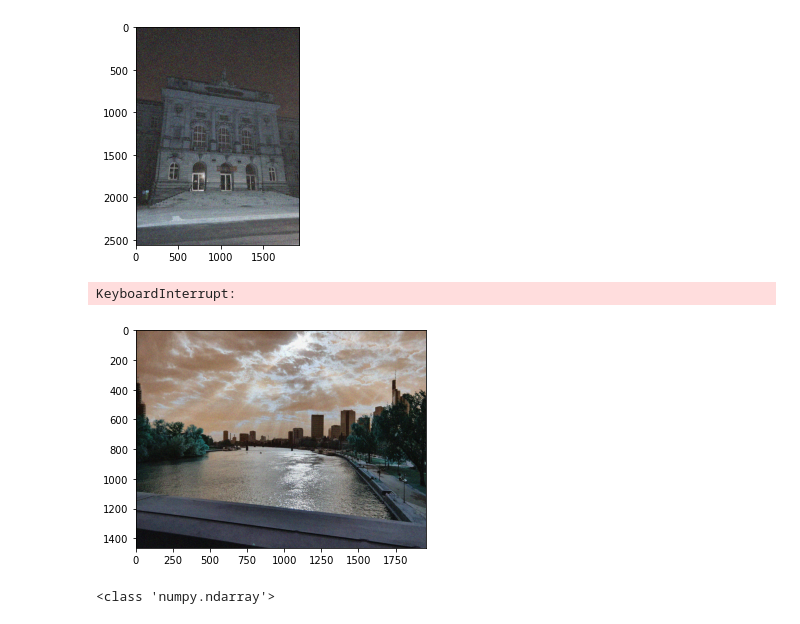
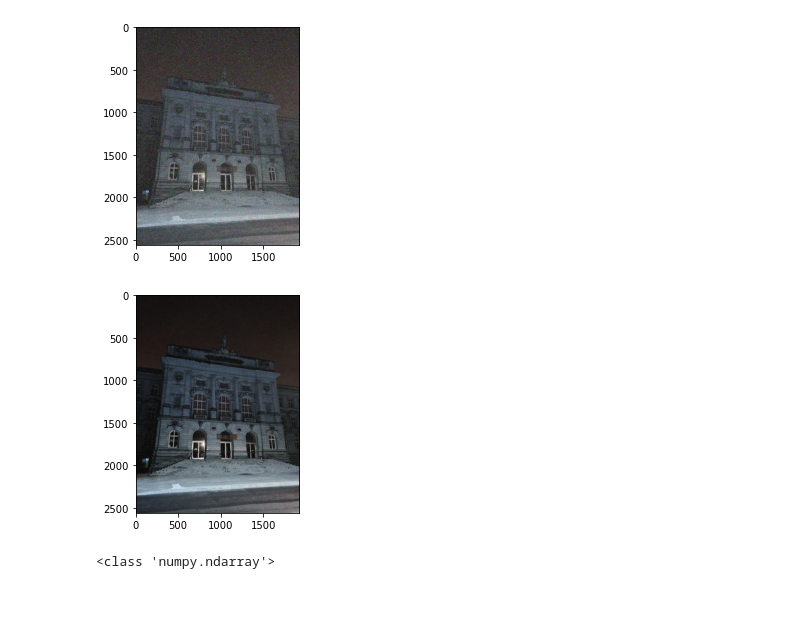
Before and after one commit to jmu-informationsystemsgroup/PJS_SS_22_KI_Materialbedarfsplanung, a Jupyter notebook: synthetic_data/PJS_Prototyp_V3.ipynb, the cells around one changed output. Cells and saved outputs as stored; diff of their text form; code cells hidden in the pictures.

```diff
--- a/synthetic_data/PJS_Prototyp_V3.ipynb
+++ b/synthetic_data/PJS_Prototyp_V3.ipynb
@@ -105,23 +105,22 @@ while i< 3:
 # %%
 #!!!Random Noise: Gaussean Noise
 from skimage.util import random_noise
 i=0
 while i< 3:
     for file in path1:
         img1= cv2.imread(file)
         img=img_as_ubyte(img1)
         #cv2.imshow("Image",img)
-        random_noise=random_noise(img, mode='gaussian', seed=None, clip=True) #Amount kann bei Gauss nicht geändert werden
-        noise_img=np.array(255*random_noise, dtype= 'uint8')
+        random_noise1=random_noise(img, mode='gaussian', seed=None, clip=True) #Amount kann bei Gauss nicht geändert werden
+        noise_img=np.array(255*random_noise1, dtype= 'uint8')
         plt.imshow(noise_img)
         cv2.imwrite(os.path.join(path+"Gauss_"+str(img_number)+".jpg"), noise_img)  #Speichername abändern!
         img_number +=1
         cv2.waitKey(0)
         cv2.destroyAllWindows()
     i=i+1
 # %% [output]
-KeyboardInterrupt:
-[figure, old version]
+[figure, new version]
 # %%
 from skimage.util import random_noise
 i=2
```
Also changed, not shown: parts of 1 cell of this notebook.
